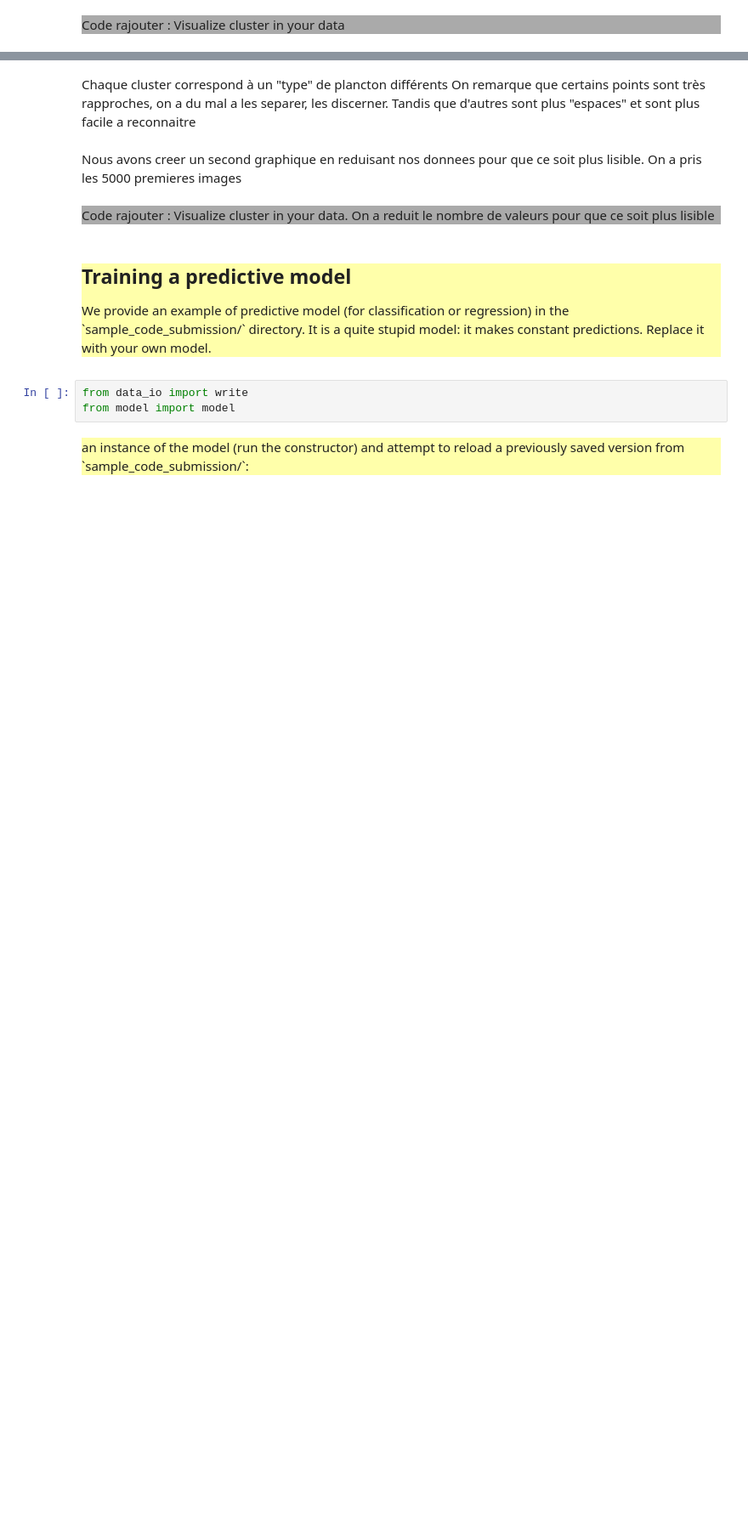
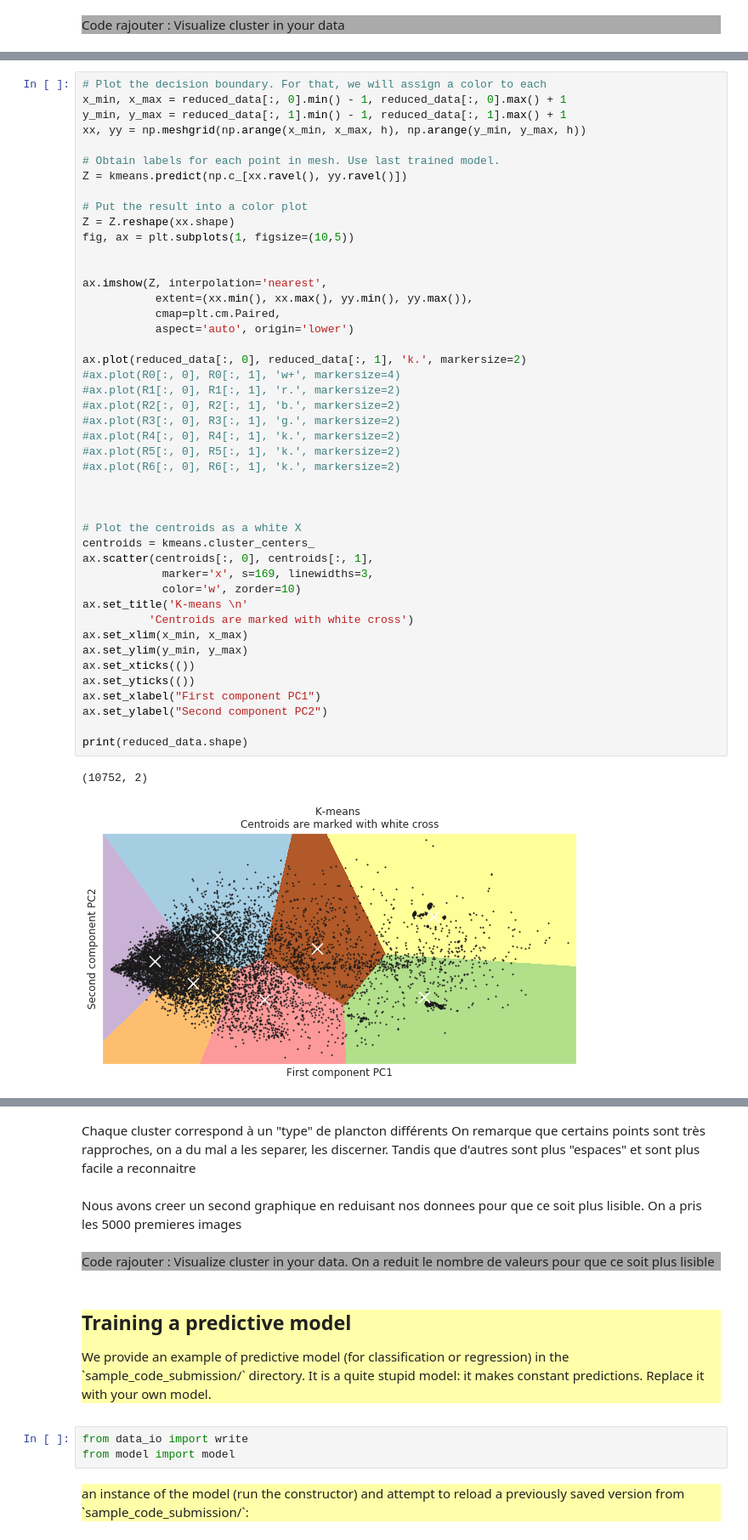
Before and after one commit to MathisDupont/ECOLO1, a Jupyter notebook: starting_kit/README_visualizaton.ipynb, the cells around one changed output, grey strips where cells are left out. Shown at 85% size. Saved outputs shown, nothing was run; the diff lists cells and outputs as text; blank space fills up the shorter version.

```diff
--- a/starting_kit/README_visualizaton.ipynb
+++ b/starting_kit/README_visualizaton.ipynb
@@ -232 +315,49 @@ print(x.shape)
+# %%
+# Plot the decision boundary. For that, we will assign a color to each
+x_min, x_max = reduced_data[:, 0].min() - 1, reduced_data[:, 0].max() + 1
+y_min, y_max = reduced_data[:, 1].min() - 1, reduced_data[:, 1].max() + 1
+xx, yy = np.meshgrid(np.arange(x_min, x_max, h), np.arange(y_min, y_max, h))
+
+# Obtain labels for each point in mesh. Use last trained model.
+Z = kmeans.predict(np.c_[xx.ravel(), yy.ravel()])
+
+# Put the result into a color plot
+Z = Z.reshape(xx.shape)
+fig, ax = plt.subplots(1, figsize=(10,5))
+
+
+ax.imshow(Z, interpolation='nearest',
+           extent=(xx.min(), xx.max(), yy.min(), yy.max()),
+           cmap=plt.cm.Paired,
+           aspect='auto', origin='lower')
+
+ax.plot(reduced_data[:, 0], reduced_data[:, 1], 'k.', markersize=2)
+#ax.plot(R0[:, 0], R0[:, 1], 'w+', markersize=4)
+#ax.plot(R1[:, 0], R1[:, 1], 'r.', markersize=2)
+#ax.plot(R2[:, 0], R2[:, 1], 'b.', markersize=2)
+#ax.plot(R3[:, 0], R3[:, 1], 'g.', markersize=2)
+#ax.plot(R4[:, 0], R4[:, 1], 'k.', markersize=2)
+#ax.plot(R5[:, 0], R5[:, 1], 'k.', markersize=2)
+#ax.plot(R6[:, 0], R6[:, 1], 'k.', markersize=2)
+
+
+
+# Plot the centroids as a white X
+centroids = kmeans.cluster_centers_
+ax.scatter(centroids[:, 0], centroids[:, 1],
+            marker='x', s=169, linewidths=3,
+            color='w', zorder=10)
+ax.set_title('K-means \n'
+          'Centroids are marked with white cross')
+ax.set_xlim(x_min, x_max)
+ax.set_ylim(y_min, y_max)
+ax.set_xticks(())
+ax.set_yticks(())
+ax.set_xlabel("First component PC1")
+ax.set_ylabel("Second component PC2")
+
+print(reduced_data.shape)
+# %% [output]
+(10752, 2)
+[figure, added]
 # %%
```
Also changed, not shown: parts of 6 cells of this notebook, 35 other files.
